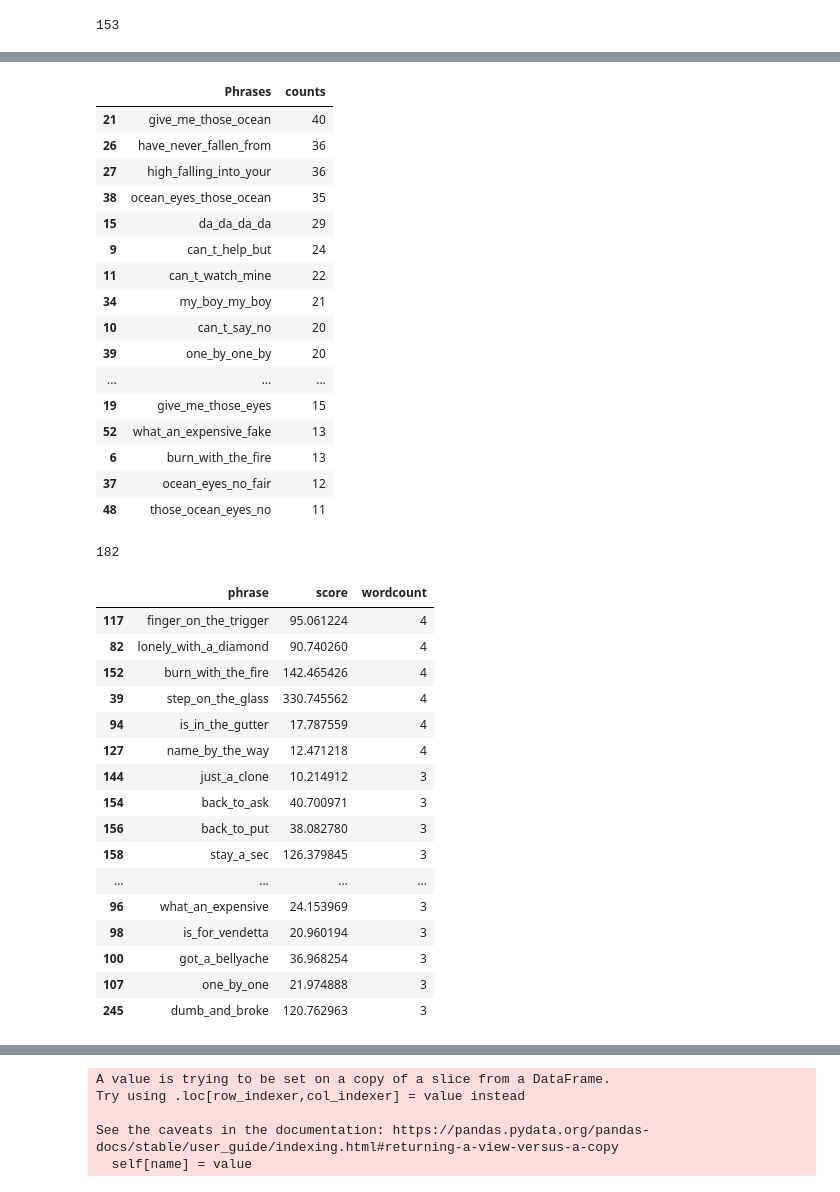
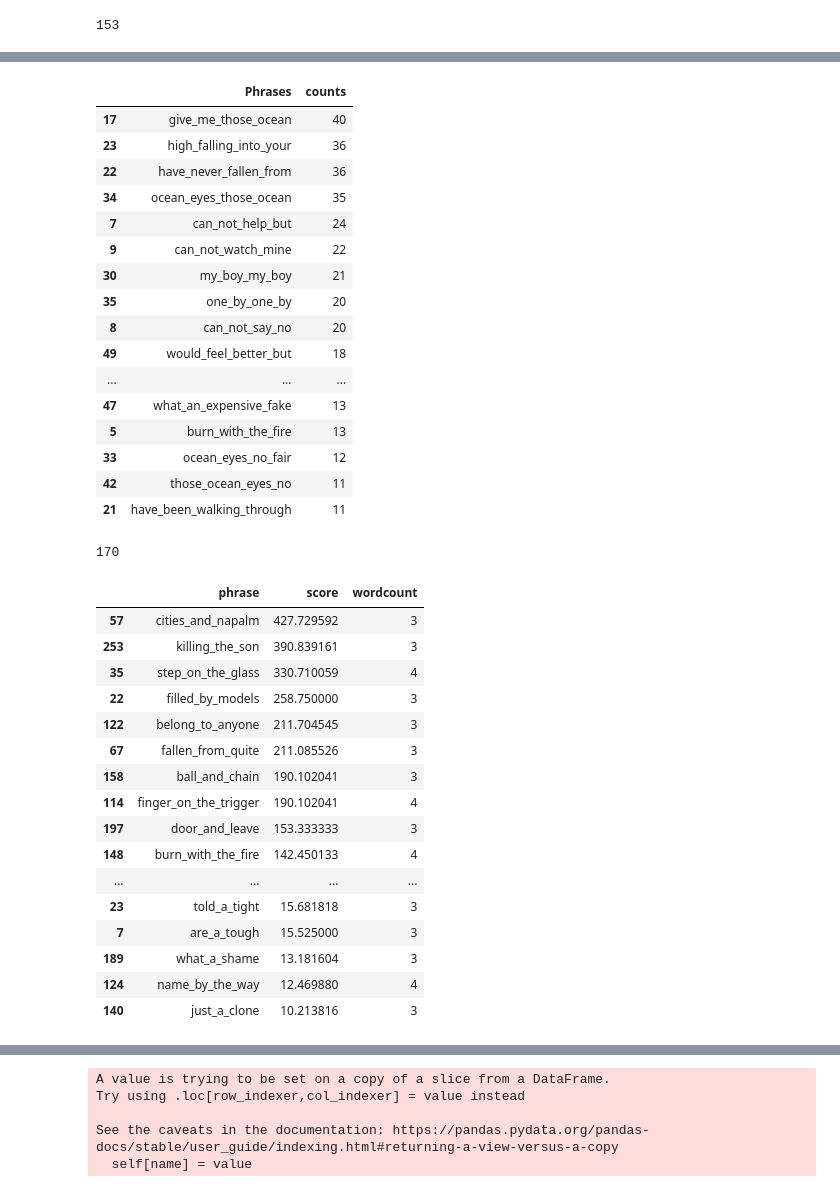
Before and after one commit to jess-nike/ambassadors, a Jupyter notebook: Ambassador_lyrics_BillieEilish.ipynb, the cells around one changed output, grey strips where cells are left out. Cells and saved outputs as stored; diff of their text form; code cells hidden in the pictures.

```diff
--- a/Ambassador_lyrics_BillieEilish.ipynb
+++ b/Ambassador_lyrics_BillieEilish.ipynb
@@ -91,10 +71,10 @@ artist_df.lyrics = artist_df.lyrics.replace(to_replace="embedshare url:copyembed
 artist_df.lyrics = artist_df.lyrics.replace(to_replace="(\u2019)", value="'", regex=True)
 # %%
 # convert common contractions to the full word or phrase
-artist_df.lyrics = artist_df.lyrics.replace(to_replace="won’t", value="will not", regex=True)
-artist_df.lyrics = artist_df.lyrics.replace(to_replace="wouldn’t", value="wouldnt", regex=True)
-artist_df.lyrics = artist_df.lyrics.replace(to_replace="can’t", value="can not", regex=True)
-artist_df.lyrics = artist_df.lyrics.replace(to_replace="don’t", value="dont", regex=True)
+artist_df.lyrics = artist_df.lyrics.replace(to_replace="won't", value="will not", regex=True)
+artist_df.lyrics = artist_df.lyrics.replace(to_replace="wouldn't", value="wouldnt", regex=True)
+artist_df.lyrics = artist_df.lyrics.replace(to_replace="can't", value="cannot", regex=True)
+artist_df.lyrics = artist_df.lyrics.replace(to_replace="don't", value="dont", regex=True)
 artist_df.lyrics = artist_df.lyrics.replace(to_replace="wanna", value="want to", regex=True)
 artist_df.lyrics = artist_df.lyrics.replace(to_replace="ain't", value="aint", regex=True)
 artist_df.lyrics = artist_df.lyrics.replace(to_replace="gotta", value="got to", regex=True)
@@ -106,13 +86,16 @@ artist_df.lyrics = artist_df.lyrics.replace(to_replace="hol'", value="hold", reg
 artist_df.lyrics = artist_df.lyrics.replace(to_replace="it's", value="it is", regex=True)
 artist_df.lyrics = artist_df.lyrics.replace(to_replace="i've", value="i have", regex=True)
 artist_df.lyrics = artist_df.lyrics.replace(to_replace="i'm", value="i am", regex=True)
+artist_df.lyrics = artist_df.lyrics.replace(to_replace="i'd", value="i would", regex=True)
+artist_df.lyrics = artist_df.lyrics.replace(to_replace="you're", value="you are", regex=True)
 artist_df.lyrics = artist_df.lyrics.replace(to_replace="n' ", value="ng ", regex=True)
+artist_df.lyrics = artist_df.lyrics.replace(to_replace="'s ", value="s ", regex=True)
 artist_df.lyrics = artist_df.lyrics.replace(to_replace="'n ", value="ing ", regex=True)
 artist_df.lyrics = artist_df.lyrics.replace(to_replace=" 'em ", value="them ", regex=True)
 artist_df.lyrics = artist_df.lyrics.replace(to_replace="&", value="and", regex=True)
 # %%
 # Remove common interjections, or singing sounds
-artist_df.lyrics = artist_df.lyrics.replace(to_replace=r"aah|aagh|ayy|ooh", value="", regex=True)
+artist_df.lyrics = artist_df.lyrics.replace(to_replace=r"aah|aagh|ayy|ooh|da|ahh", value="", regex=True)
 artist_df.lyrics = artist_df.lyrics.replace(to_replace=r"hmm|mmm|brr", value="", regex=True)
 artist_df.lyrics = artist_df.lyrics.replace(to_replace=r"yeah", value="", regex=True)
 artist_df.lyrics = artist_df.lyrics.replace(to_replace=r"woah", value="", regex=True)
@@ -275,60 +258,60 @@ test_four = four_df.groupby(by = "Phrases").size().reset_index(name='counts')
 test_four.sort_values(by = 'counts', ascending = False).head(20)
 # %% [output]
 |  | Phrases | counts |
-| 21 | give_me_those_ocean | 40 |
-| 26 | have_never_fallen_from | 36 |
-| 27 | high_falling_into_your | 36 |
-| 38 | ocean_eyes_those_ocean | 35 |
-| 15 | da_da_da_da | 29 |
-| 9 | can_t_help_but | 24 |
-| 11 | can_t_watch_mine | 22 |
-| 34 | my_boy_my_boy | 21 |
-| 10 | can_t_say_no | 20 |
-| 39 | one_by_one_by | 20 |
+| 17 | give_me_those_ocean | 40 |
+| 23 | high_falling_into_your | 36 |
+| 22 | have_never_fallen_from | 36 |
+| 34 | ocean_eyes_those_ocean | 35 |
+| 7 | can_not_help_but | 24 |
+| 9 | can_not_watch_mine | 22 |
+| 30 | my_boy_my_boy | 21 |
+| 35 | one_by_one_by | 20 |
+| 8 | can_not_say_no | 20 |
+| 49 | would_feel_better_but | 18 |
 | ... | ... | ... |
-| 19 | give_me_those_eyes | 15 |
-| 52 | what_an_expensive_fake | 13 |
-| 6 | burn_with_the_fire | 13 |
-| 37 | ocean_eyes_no_fair | 12 |
-| 48 | those_ocean_eyes_no | 11 |
+| 47 | what_an_expensive_fake | 13 |
+| 5 | burn_with_the_fire | 13 |
+| 33 | ocean_eyes_no_fair | 12 |
+| 42 | those_ocean_eyes_no | 11 |
+| 21 | have_been_walking_through | 11 |
 # %%
 len(set(tri))
 # %% [output]
-182
+170
 # %%
 from gensim.models.phrases import Phrases, Phraser
 
 phrases = Phrases(sentences, min_count=5, threshold=10, connector_words=ENGLISH_CONNECTOR_WORDS)
 phrases_df = pd.DataFrame(columns = ['phrase', 'score'])
 phrase_col = []
 score_col = []
 wordcount_col = []
 for phrase, score in phrases.find_phrases(sentences).items():
     phrase_col.append(phrase)
     score_col.append(score)
     wordcount_col.append(len(re.findall('_', phrase)) + 1)
 phrases_df['phrase'] = phrase_col
 phrases_df['score'] = score_col
 phrases_df['wordcount'] = wordcount_col
-phrases_df[phrases_df['wordcount'] > 2].sort_values(by='wordcount', ascending = False).head(50)
+phrases_df[phrases_df['wordcount'] > 2].sort_values(by='score', ascending = False).head(50)
 # %% [output]
 |  | phrase | score | wordcount |
-| 117 | finger_on_the_trigger | 95.061224 | 4 |
-| 82 | lonely_with_a_diamond | 90.740260 | 4 |
-| 152 | burn_with_the_fire | 142.465426 | 4 |
-| 39 | step_on_the_glass | 330.745562 | 4 |
-| 94 | is_in_the_gutter | 17.787559 | 4 |
-| 127 | name_by_the_way | 12.471218 | 4 |
-| 144 | just_a_clone | 10.214912 | 3 |
-| 154 | back_to_ask | 40.700971 | 3 |
-| 156 | back_to_put | 38.082780 | 3 |
-| 158 | stay_a_sec | 126.379845 | 3 |
+| 57 | cities_and_napalm | 427.729592 | 3 |
+| 253 | killing_the_son | 390.839161 | 3 |
+| 35 | step_on_the_glass | 330.710059 | 4 |
+| 22 | filled_by_models | 258.750000 | 3 |
+| 122 | belong_to_anyone | 211.704545 | 3 |
+| 67 | fallen_from_quite | 211.085526 | 3 |
+| 158 | ball_and_chain | 190.102041 | 3 |
+| 114 | finger_on_the_trigger | 190.102041 | 4 |
+| 197 | door_and_leave | 153.333333 | 3 |
+| 148 | burn_with_the_fire | 142.450133 | 4 |
 | ... | ... | ... | ... |
-| 96 | what_an_expensive | 24.153969 | 3 |
-| 98 | is_for_vendetta | 20.960194 | 3 |
-| 100 | got_a_bellyache | 36.968254 | 3 |
-| 107 | one_by_one | 21.974888 | 3 |
-| 245 | dumb_and_broke | 120.762963 | 3 |
+| 23 | told_a_tight | 15.681818 | 3 |
+| 7 | are_a_tough | 15.525000 | 3 |
+| 189 | what_a_shame | 13.181604 | 3 |
+| 124 | name_by_the_way | 12.469880 | 4 |
+| 140 | just_a_clone | 10.213816 | 3 |
 # %%
 from nltk import ngrams
 tgs = nltk.ngrams(sentences[0],5)
```
Also changed, not shown: parts of 18 cells of this notebook, 19 other files.
